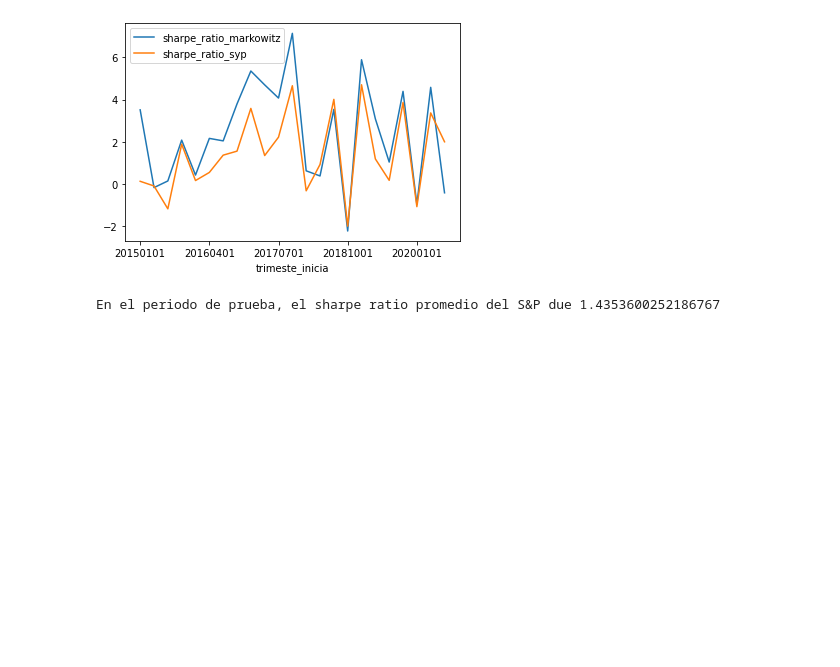
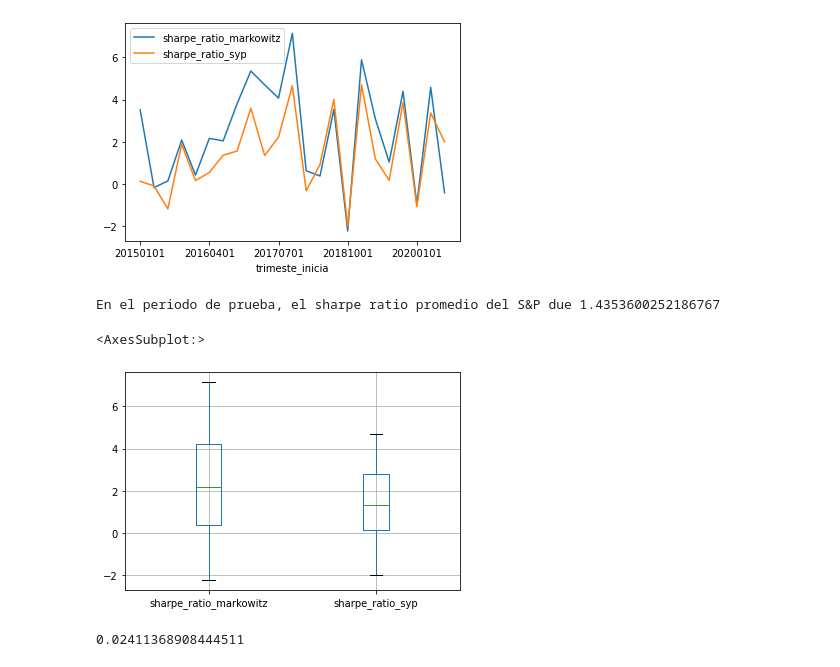
Before and after one commit to efvillar/Metaheuristic-Portfolio-Optimization, a Jupyter notebook: 1 Portafolios tipo markowitz.ipynb, the cells around one changed output. Saved outputs shown, nothing was run; the diff lists cells and outputs as text; code cells hidden in the pictures; blank space fills up the shorter version.

```diff
--- a/1 Portafolios tipo markowitz.ipynb
+++ b/1 Portafolios tipo markowitz.ipynb
@@ -646,3 +646,8 @@ sharpe_medio_syp = shape_mark_syp_df['sharpe_ratio_syp'].mean()
 print(f'En el periodo de prueba, el sharpe ratio promedio del S&P due {sharpe_medio_syp}')
 # %% [output]
 En el periodo de prueba, el sharpe ratio promedio del S&P due 1.4353600252186767
+# %%
+shape_mark_syp_df[['sharpe_ratio_markowitz','sharpe_ratio_syp']].boxplot()
+# %% [output]
+<AxesSubplot:>
+[figure, added]
@@ -648,0 +658,4 @@ En el periodo de prueba, el sharpe ratio promedio del S&P due 1.4353600252186767
+# %%
+year2trim(0.1)
+# %% [output]
+0.02411368908444511
```
Also changed, not shown: parts of 7 cells of this notebook, 2 other files.
